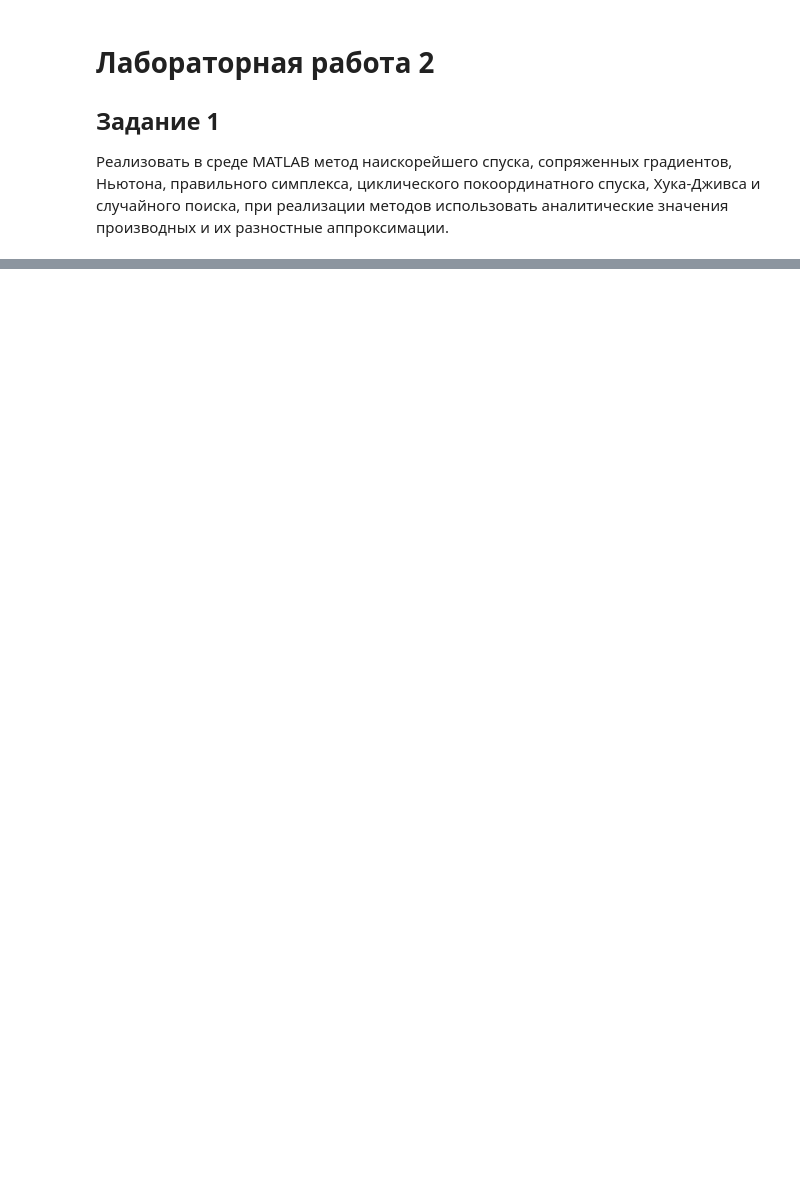
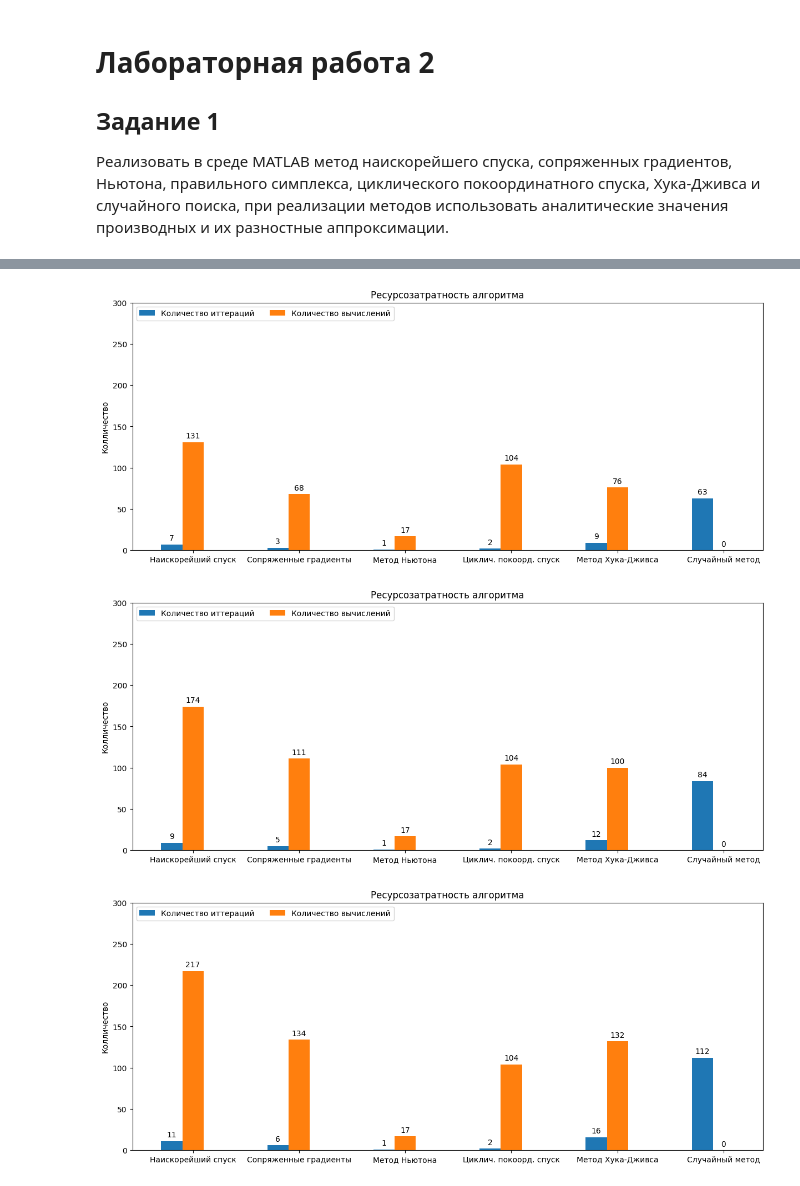
Before and after one commit to niceguy135/optimization_labs, a Jupyter notebook: Lab2.ipynb, the cells around one changed output, grey strips where cells are left out. Saved outputs shown, nothing was run; the diff lists cells and outputs as text; code cells hidden in the pictures; blank space fills up the shorter version.

```diff
--- a/Lab2.ipynb
+++ b/Lab2.ipynb
@@ -111,14 +111,14 @@ def bitByBitSearch(func, x, eps=10e-3):
 
     return last_point.get_coords(), last_point.value, compute_number
 # %%
-def fastest_downhill(func, x_val, y_val, eps):
+def fastest_downhill(func, start_point, eps):
 
     iteration_number = 0
     calcul_number = 0
-    point = Point2(x_val, y_val)
+    point = Point2(*start_point)
 
     func_lambd = lambdify([x, y], func)
-    point.value = func_lambd(x_val, y_val)
+    point.value = func_lambd(*start_point)
 
     while True:
         iteration_number += 1
@@ -140,12 +140,12 @@ def fastest_downhill(func, x_val, y_val, eps):
 
     return point.get_coords(), point.value, iteration_number, calcul_number
 # %%
-def conjugate_gradients_method(func, x_val, y_val, eps):
+def conjugate_gradients_method(func, start_point, eps):
 
     k = 0
     iteration_count = 0
     calcul_number = 0
-    point = Point2(x_val, y_val)
+    point = Point2(*start_point)
     func_lambd = lambdify([x, y], func)
 
     gm_k1, difs_count = calcule_gradient(func, [x, y], point.get_coords())
@@ -180,11 +180,11 @@ def conjugate_gradients_method(func, x_val, y_val, eps):
 
     return x_k2, func_lambd(*x_k2), iteration_count, calcul_number + 1
 # %%
-def cool_newton_method(func, x_val, y_val, eps):
+def cool_newton_method(func, start_point, eps):
 
     iteration_count = 0
     calcul_number = 0
-    point = Point2(x_val, y_val)
+    point = Point2(*start_point)
     func_lambd = lambdify([x, y], func)
 
     while True:
@@ -415,0 +468,61 @@ def random_search_method(func, start_point, eps=.001):
+# %%
+from sympy import Symbol
+x, y = Symbol("x"), Symbol("y")
+
+plt.rcParams['figure.figsize'] = [12, 5]
+
+research_function = lambda alpha: x**2 + alpha * y**2
+start_point = [5.0, 5.0]
+
+alpha = 2.0
+research_func_alpha = research_function(alpha)
+
+for research_eps in [10e-3, 10e-4, 10e-5]:
+    x, y = Symbol("x"), Symbol("y")
+    computes = {
+        "Наискорейший спуск": fastest_downhill(research_func_alpha, start_point, research_eps),
+        "Сопряженные градиенты": conjugate_gradients_method(research_func_alpha, start_point, research_eps),
+        "Метод Ньютона": cool_newton_method(research_func_alpha, start_point, research_eps),
+        # "Метод сиплекса": simplex_method(research_func_alpha, start_point, research_eps),
+        "Циклич. покоорд. спуск": cycle_coord_method(research_func_alpha, start_point, research_eps),
+        "Метод Хука-Дживса": hooke_jeeves(research_func_alpha, start_point, research_eps),
+        "Случайный метод": random_search_method(research_func_alpha, start_point, research_eps),
+    }
+
+    methods_name = computes.keys()
+    compute_difficulty = {
+        "Количество иттераций": [],
+        "Количество вычислений": [],
+    }
+    for method_name in methods_name:
+        compute_difficulty["Количество иттераций"].append(
+            computes[method_name][2]
+        )
+        compute_difficulty["Количество вычислений"].append(
+            computes[method_name][3]
+        )
+
+    x = np.arange(len(methods_name))  # the label locations
+    width = 0.2  # the width of the bars
+    multiplier = 0
+
+    fig, ax = plt.subplots(layout='constrained')
+
+    for attribute, measurement in compute_difficulty.items():
+        offset = width * multiplier
+        rects = ax.bar(x + offset, measurement, width, label=attribute)
+        ax.bar_label(rects, padding=3)
+        multiplier += 1
+
+    # Add some text for labels, title and custom x-axis tick labels, etc.
+    ax.set_ylabel('Колличество')
+    ax.set_title('Ресурсозатратность алгоритма')
+    ax.set_xticks(x + width, methods_name)
+    ax.legend(loc='upper left', ncols=3)
+    ax.set_ylim(0, 300)
+
+    plt.show()
+# %% [output]
+[figure, added]
+[figure, added]
+[figure, added]
```
Also changed, not shown: parts of 4 cells of this notebook.
